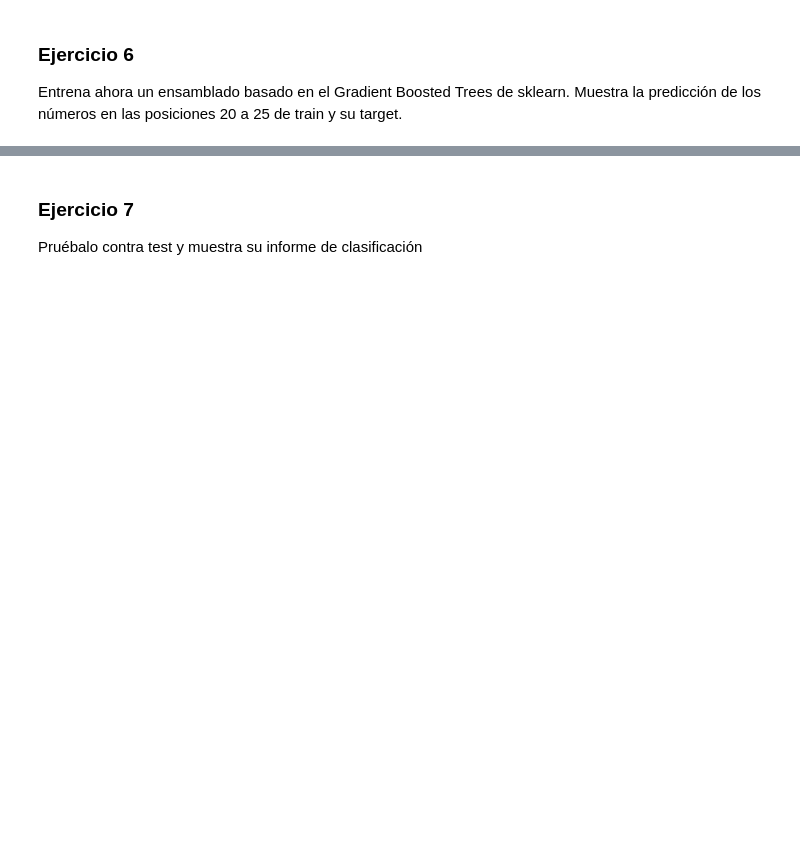
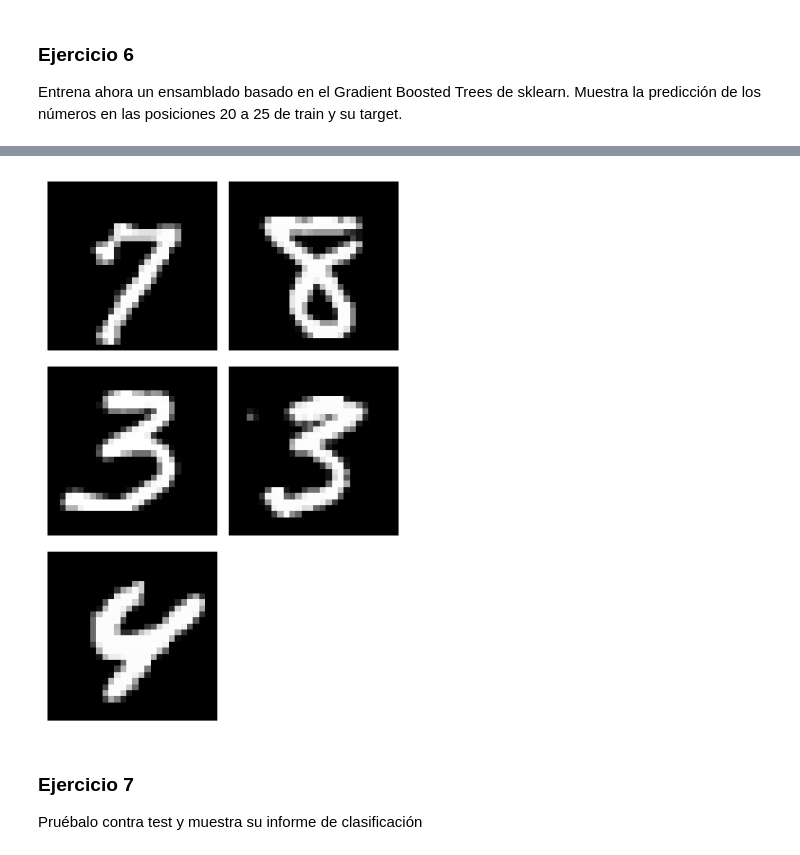
Before and after one commit to 27MarioGomez/ONLINE_DS_THEBRIDGE_27MarioGomez, a Jupyter notebook: 04_Machine_Learning/Sprint_11/Unidad_02/Ejercicios_Workout/13_Ejercicios_Bagging_y_Boosting.ipynb, the cells around one changed output, grey strips where cells are left out. Cells and saved outputs as stored; diff of their text form; code cells hidden in the pictures; blank space fills up the shorter version.

```diff
--- a/04_Machine_Learning/Sprint_11/Unidad_02/Ejercicios_Workout/13_Ejercicios_Bagging_y_Boosting.ipynb
+++ b/04_Machine_Learning/Sprint_11/Unidad_02/Ejercicios_Workout/13_Ejercicios_Bagging_y_Boosting.ipynb
@@ -110,3 +167,7 @@ Entrena ahora un ensamblado basado en el Gradient Boosted Trees de sklearn. Mues
+# %%
+plot_mnist_images(X_train[20:25])
+# %% [output]
+[figure, added]
 # %% [markdown]
 ### Ejercicio 7
 
```
Also changed, not shown: parts of 18 cells of this notebook.
